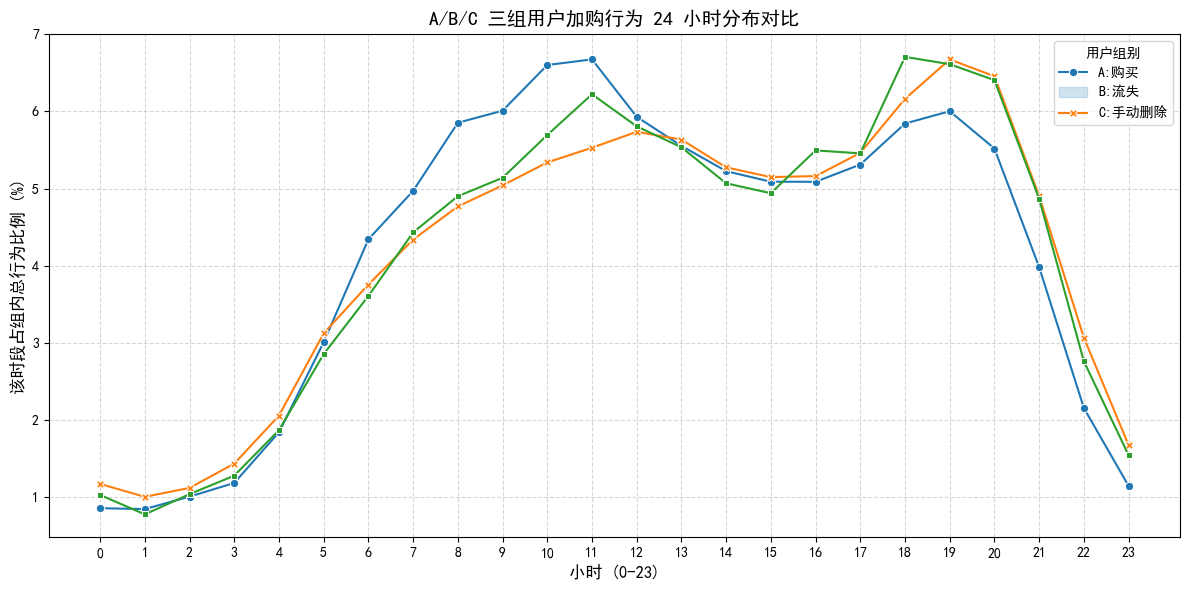
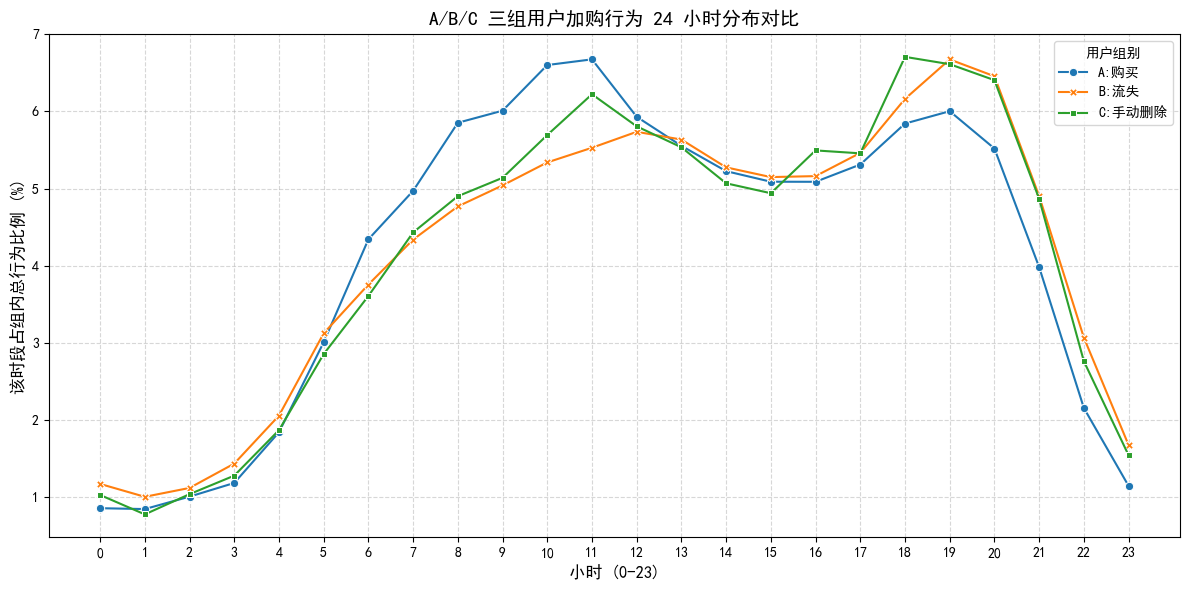
The change to this notebook cell's code, shown as a diff; its figure went from the first image to the second:
--- before
+++ after
@@ -8,7 +8,8 @@
     plt.rcParams['axes.unicode_minus'] = False 
 
-    # 2. 将绝对值转为组内占比 (%)
-    # axis=1 按行求和（即每个分组的总数），div 进行除法
     time_pct = time_summary_point.div(time_summary_point.sum(axis=1), axis=0) * 100
+
+    # 【新增修改】在转置绘图前，直接修改 index 的名称，保证图例正确映射
+    time_pct.index = time_pct.index.map({'A': 'A:购买', 'B': 'B:流失', 'C': 'C:手动删除'})
 
     plt.figure(figsize=(12, 6))
@@ -24,9 +25,12 @@
     plt.xticks(range(0, 24)) # 强制显示所有小时刻度
     plt.grid(True, linestyle='--', alpha=0.5)
-    plt.legend(title='用户组别', labels=['A:购买', 'B:流失', 'C:手动删除'])
+
+    # 【删去硬编码的 labels】，只设置图例标题，Seaborn 将自动匹配刚刚修改过的类名
+    plt.legend(title='用户组别')
     
     plt.tight_layout()
+# .
 
-    file_name = "03_time_point_distribution.png"
+    file_name = "03_time_point_distribution1.png"
     save_path = os.path.join(outpath, file_name)
     plt.savefig(save_path, dpi=300, bbox_inches='tight')

Commit: 5-24